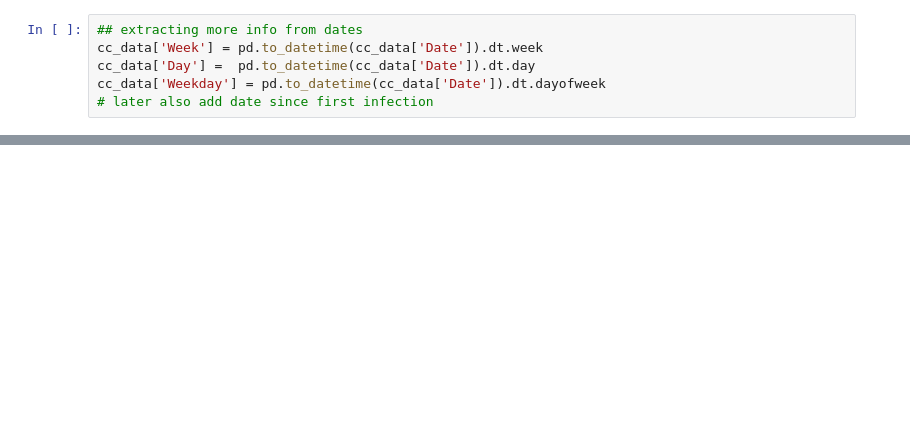
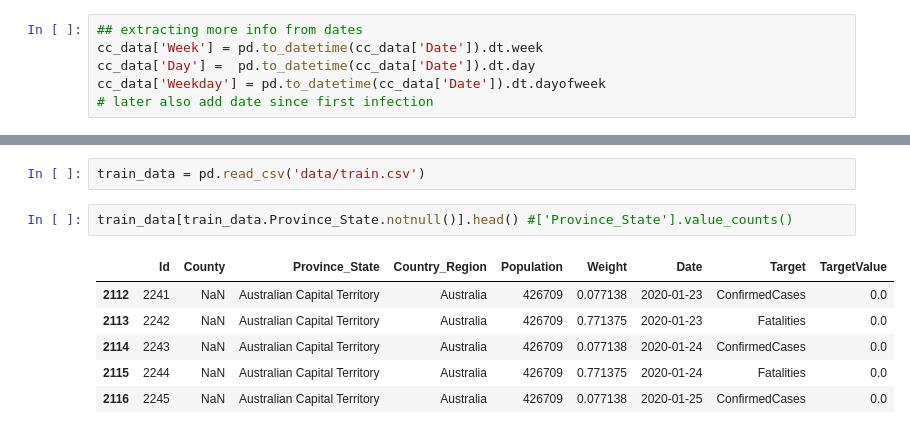
Before and after one commit to acquayefrank/MLDM2020-Project, a Jupyter notebook: experiment_further_eda.ipynb, the cells around one changed output, grey strips where cells are left out. Saved outputs shown, nothing was run; the diff lists cells and outputs as text; blank space fills up the shorter version.

```diff
--- a/experiment_further_eda.ipynb
+++ b/experiment_further_eda.ipynb
@@ -300,0 +166,11 @@ Mean Residual Deviance: 22288.688528311417
+# %%
+train_data = pd.read_csv('data/train.csv')
+# %%
+train_data[train_data.Province_State.notnull()].head() #['Province_State'].value_counts()
+# %% [output]
+|  | Id | County | Province_State | Country_Region | Population | Weight | Date | Target | TargetValue |
+| 2112 | 2241 | NaN | Australian Capital Territory | Australia | 426709 | 0.077138 | 2020-01-23 | ConfirmedCases | 0.0 |
+| 2113 | 2242 | NaN | Australian Capital Territory | Australia | 426709 | 0.771375 | 2020-01-23 | Fatalities | 0.0 |
+| 2114 | 2243 | NaN | Australian Capital Territory | Australia | 426709 | 0.077138 | 2020-01-24 | ConfirmedCases | 0.0 |
+| 2115 | 2244 | NaN | Australian Capital Territory | Australia | 426709 | 0.771375 | 2020-01-24 | Fatalities | 0.0 |
+| 2116 | 2245 | NaN | Australian Capital Territory | Australia | 426709 | 0.077138 | 2020-01-25 | ConfirmedCases | 0.0 |
```
Also changed, not shown: parts of 26 cells of this notebook, 6 other files.
